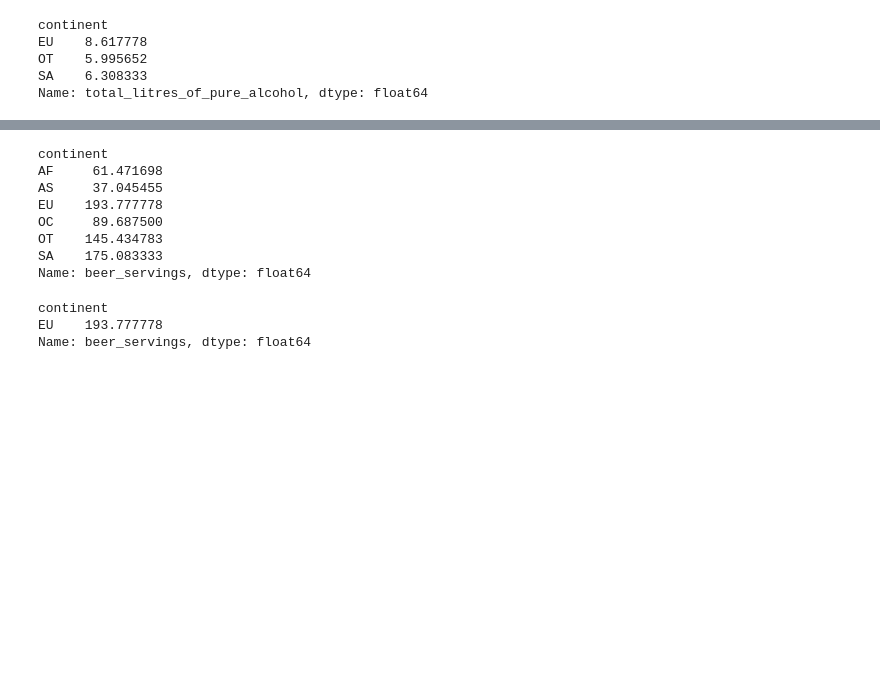
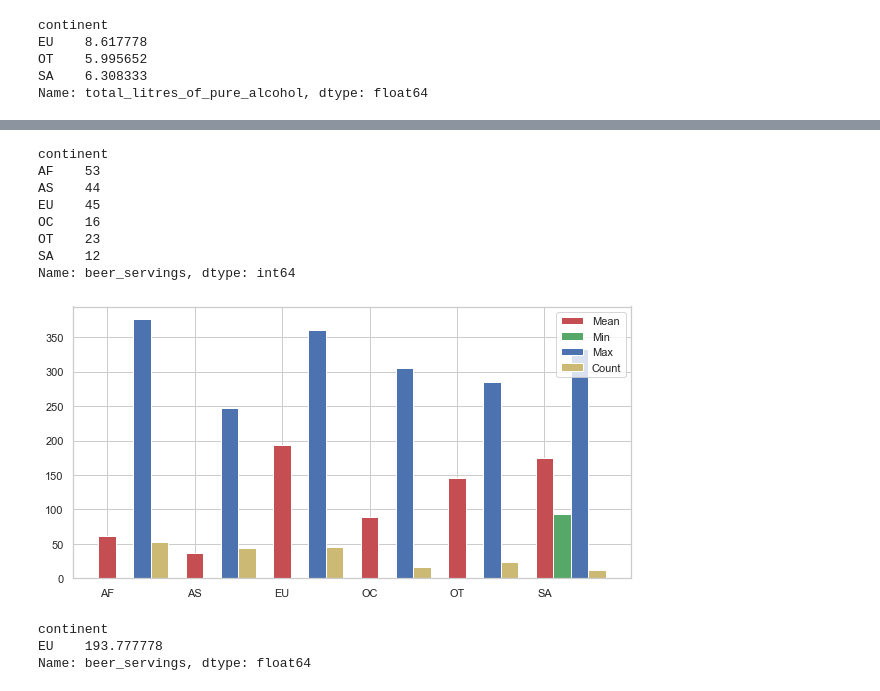
Before and after one commit to dayo2n/2021-winterMGC, a Jupyter notebook: 활동/10회차/WISET_Python_Pandas_HW.ipynb, the cells around one changed output, grey strips where cells are left out. Cells and saved outputs as stored; diff of their text form; code cells hidden in the pictures; blank space fills up the shorter version.

```diff
--- a/활동/10회차/WISET_Python_Pandas_HW.ipynb
+++ b/활동/10회차/WISET_Python_Pandas_HW.ipynb
@@ -307,15 +322,37 @@ Name: total_litres_of_pure_alcohol, dtype: float64
 # %%
-beer_continent = drinks.groupby('continent').beer_servings.mean()
-beer_continent
+beer_continent2 = drinks.groupby('continent').beer_servings.count()
+beer_continent2
 # %% [output]
 continent
-AF     61.471698
-AS     37.045455
-EU    193.777778
-OC     89.687500
-OT    145.434783
-SA    175.083333
-Name: beer_servings, dtype: float64
+AF    53
+AS    44
+EU    45
+OC    16
+OT    23
+SA    12
+Name: beer_servings, dtype: int64
+# %%
+result = drinks.groupby('continent').beer_servings.agg(['mean', 'min', 'max', 'count'])
+number_groups = len(result.index)
+means = result['mean'].tolist()
+mins = result['min'].tolist()
+maxs = result['max'].tolist()
+counts = result['count'].tolist()
+index = np.arange(number_groups)
+
+plt.figure(figsize = (10,5))
+bar_width = 0.2
+
+rects_1 = plt.bar(index, means, bar_width, color = 'r', label = 'Mean')
+rects_2 = plt.bar(index+bar_width, mins, bar_width, color = 'g', label = 'Min')
+rects_3 = plt.bar(index+bar_width * 2, maxs, bar_width, color='b', label = 'Max')
+rects_4 = plt.bar(index+bar_width * 3, counts, bar_width, color = 'y', label = 'Count')
+
+plt.xticks(index, result.index.tolist())
+plt.legend()
+plt.show()
+# %% [output]
+[figure, added]
 # %%
 beer_continent_max = beer_continent[beer_continent == beer_continent.max()]
 beer_continent_max
```
Also changed, not shown: parts of 5 cells of this notebook.
